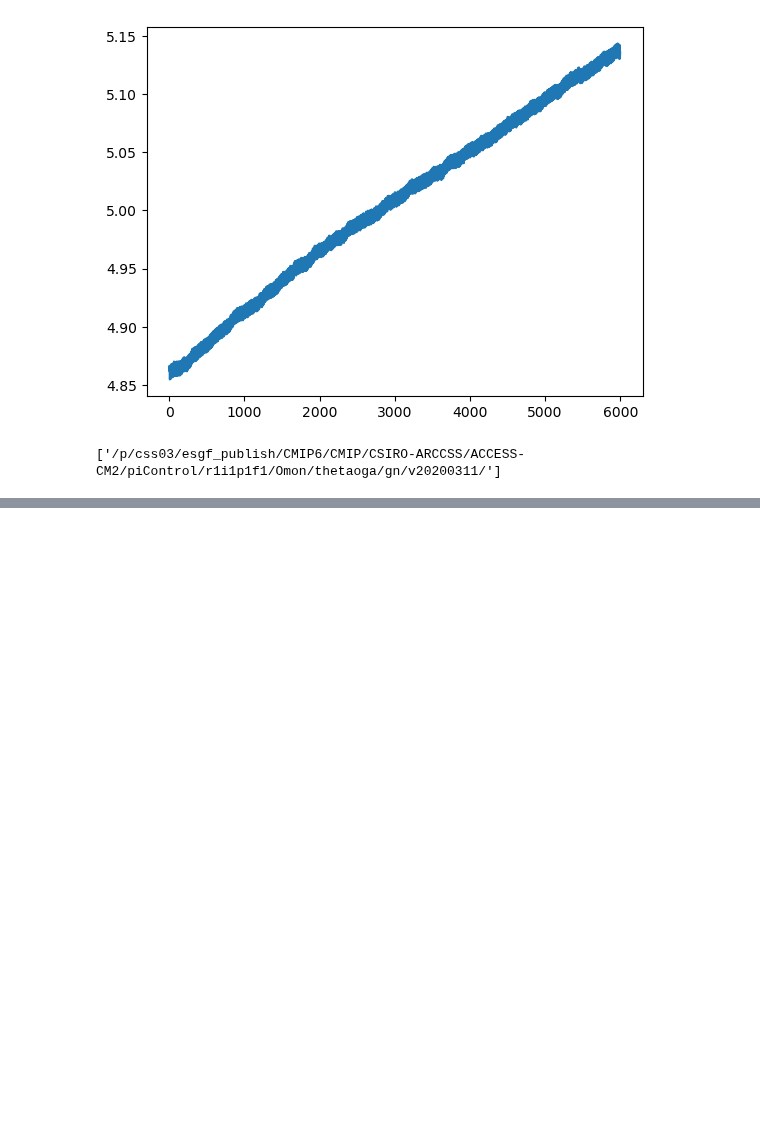
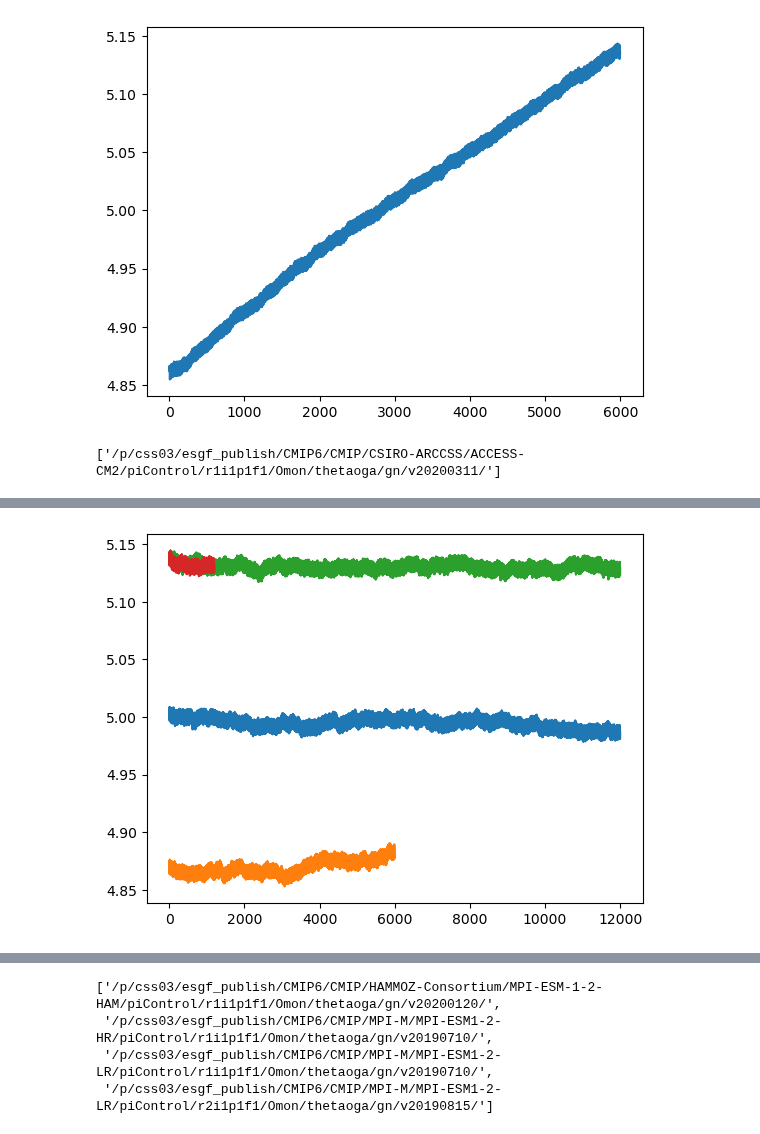
Before and after one commit to durack1/notebooks, a Jupyter notebook: jlnbs/CMIP6-OHC.ipynb, the cells around one changed output, grey strips where cells are left out. Cells and saved outputs as stored; diff of their text form; code cells hidden in the pictures; blank space fills up the shorter version.

```diff
--- a/jlnbs/CMIP6-OHC.ipynb
+++ b/jlnbs/CMIP6-OHC.ipynb
@@ -478,0 +481,6 @@ simsP
+# %%
+%%time
+dpaths = xs.findPaths('historical', 'thetaoga', 'mon', realm='ocean', cmipTable='Omon', mip_era='CMIP6')
+simsH = xs.getValuesForFacet(dpaths, 'model', 'MPI*')
+dpaths = xs.findPaths('piControl', 'thetaoga', 'mon', realm='ocean', cmipTable='Omon', mip_era='CMIP6')
+simsP = xs.getValuesForFacet(dpaths, 'model', 'MPI*')
@@ -478,0 +517,12 @@ simsP
+# %%
+%%time
+ds = xc.open_mfdataset(simsP[0])
+plt.plot(ds['thetaoga'])
+#plt.ylim(yrange)
+for sim in simsP[1:]:
+    ds = xc.open_mfdataset(sim)
+    plt.plot(ds['thetaoga'])
+plt.show()
+simsP
+# %% [output]
+[figure, added]
@@ -478,0 +531,4 @@ simsP
+['/p/css03/esgf_publish/CMIP6/CMIP/HAMMOZ-Consortium/MPI-ESM-1-2-HAM/piControl/r1i1p1f1/Omon/thetaoga/gn/v20200120/',
+ '/p/css03/esgf_publish/CMIP6/CMIP/MPI-M/MPI-ESM1-2-HR/piControl/r1i1p1f1/Omon/thetaoga/gn/v20190710/',
+ '/p/css03/esgf_publish/CMIP6/CMIP/MPI-M/MPI-ESM1-2-LR/piControl/r1i1p1f1/Omon/thetaoga/gn/v20190710/',
+ '/p/css03/esgf_publish/CMIP6/CMIP/MPI-M/MPI-ESM1-2-LR/piControl/r2i1p1f1/Omon/thetaoga/gn/v20190815/']
```
Also changed, not shown: parts of 7 cells of this notebook.
